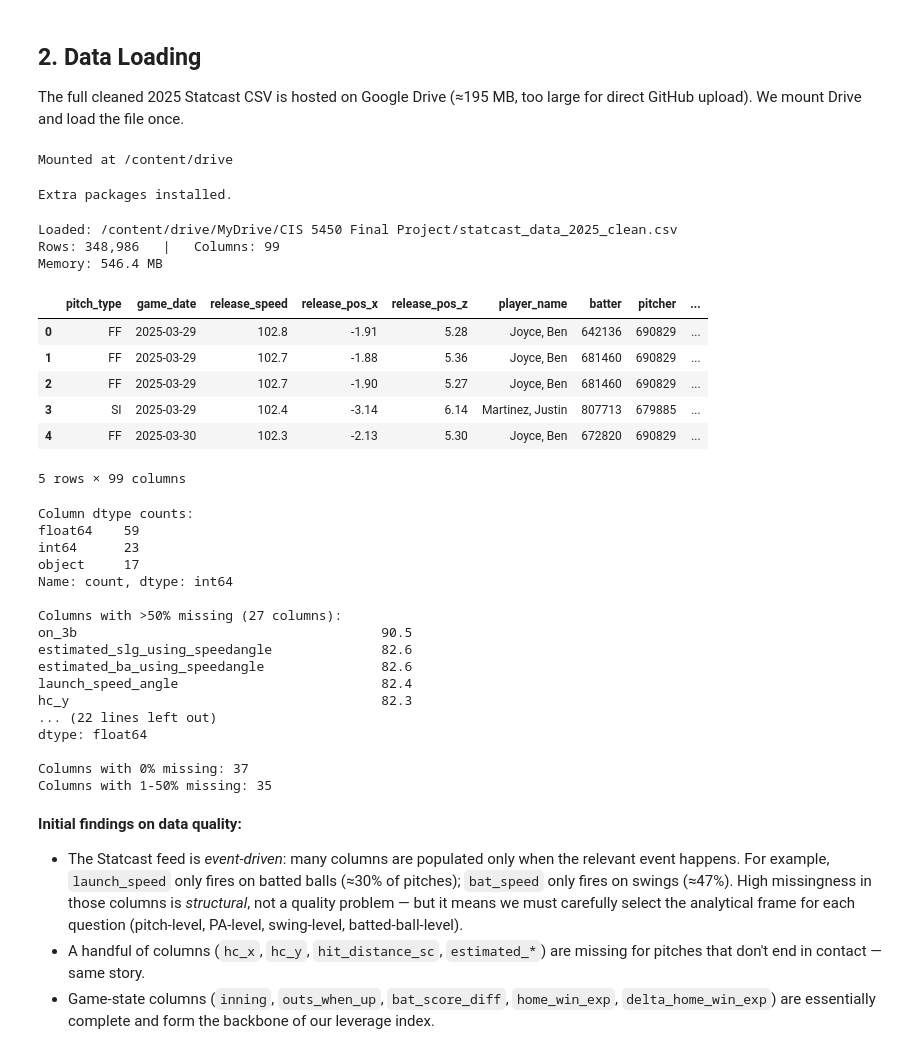
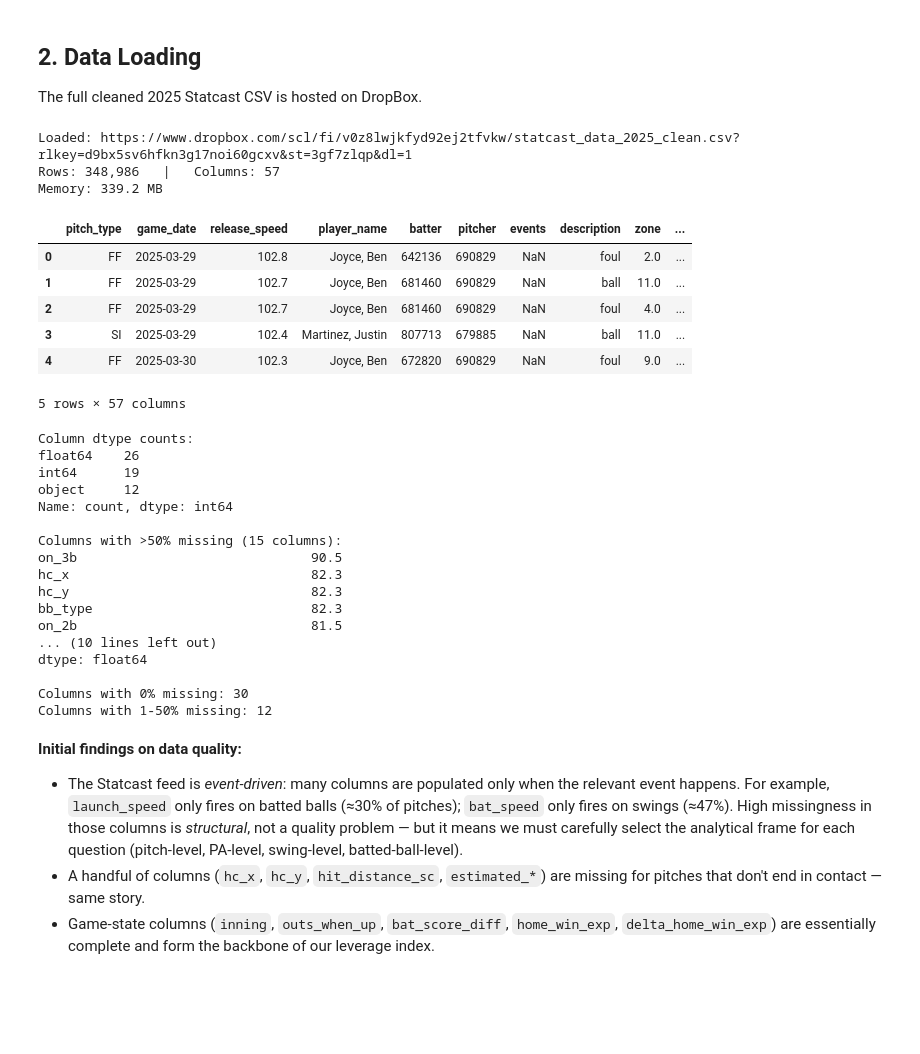
Before and after one commit to ericdai5/cis5450final, a Jupyter notebook: CIS5450_final.ipynb, the cells around one changed output. Drawn from its saved outputs; the diff is of its cells as text; code cells hidden in the pictures; blank space fills up the shorter version.

```diff
--- a/CIS5450_final.ipynb
+++ b/CIS5450_final.ipynb
@@ -75,42 +67,30 @@ their swing mechanics** under pressure, and whether pitchers throw harder or sof
 # %% [markdown]
 ## 2. Data Loading
 
-The full cleaned 2025 Statcast CSV is hosted on Google Drive (≈195 MB, too large for direct
-GitHub upload). We mount Drive and load the file once.
+The full cleaned 2025 Statcast CSV is hosted on DropBox.
-# %%
-from google.colab import drive
-drive.mount('/content/drive')
-# %% [output]
-Mounted at /content/drive
 # %%
-# Install packages that aren't pre-installed in Colab.
-# We pin only what we need and silence pip output to keep the notebook clean.
+# Install packages. Pin only what we need and silence pip output to keep the notebook clean.
 !pip install -q duckdb plotly imbalanced-learn xgboost > /dev/null 2>&1
-print("Extra packages installed.")
-# %% [output]
-Extra packages installed.
 # %%
 import pandas as pd
 import numpy as np
-
-statcast_path = '/content/drive/MyDrive/CIS 5450 Final Project/statcast_data_2025_clean.csv'
+statcast_path = 'https://www.dropbox.com/scl/fi/v0z8lwjkfyd92ej2tfvkw/statcast_data_2025_clean.csv?rlkey=d9bx5sv6hfkn3g17noi60gcxv&st=3gf7zlqp&dl=1'
 statcast_df = pd.read_csv(statcast_path)
-
 print(f"Loaded: {statcast_path}")
 print(f"Rows: {len(statcast_df):,}   |   Columns: {statcast_df.shape[1]}")
 print(f"Memory: {statcast_df.memory_usage(deep=True).sum() / 1e6:.1f} MB")
 display(statcast_df.head(5))
 # %% [output]
-Loaded: /content/drive/MyDrive/CIS 5450 Final Project/statcast_data_2025_clean.csv
-Rows: 348,986   |   Columns: 99
-Memory: 546.4 MB
+Loaded: https://www.dropbox.com/scl/fi/v0z8lwjkfyd92ej2tfvkw/statcast_data_2025_clean.csv?rlkey=d9bx5sv6hfkn3g17noi60gcxv&st=3gf7zlqp&dl=1
+Rows: 348,986   |   Columns: 57
+Memory: 339.2 MB
-|  | pitch_type | game_date | release_speed | release_pos_x | release_pos_z | player_name | batter | pitcher | ... |
-| 0 | FF | 2025-03-29 | 102.8 | -1.91 | 5.28 | Joyce, Ben | 642136 | 690829 | ... |
-| 1 | FF | 2025-03-29 | 102.7 | -1.88 | 5.36 | Joyce, Ben | 681460 | 690829 | ... |
-| 2 | FF | 2025-03-29 | 102.7 | -1.90 | 5.27 | Joyce, Ben | 681460 | 690829 | ... |
-| 3 | SI | 2025-03-29 | 102.4 | -3.14 | 6.14 | Martinez, Justin | 807713 | 679885 | ... |
-| 4 | FF | 2025-03-30 | 102.3 | -2.13 | 5.30 | Joyce, Ben | 672820 | 690829 | ... |
+|  | pitch_type | game_date | release_speed | player_name | batter | pitcher | events | description | zone | ... |
+| 0 | FF | 2025-03-29 | 102.8 | Joyce, Ben | 642136 | 690829 | NaN | foul | 2.0 | ... |
+| 1 | FF | 2025-03-29 | 102.7 | Joyce, Ben | 681460 | 690829 | NaN | ball | 11.0 | ... |
+| 2 | FF | 2025-03-29 | 102.7 | Joyce, Ben | 681460 | 690829 | NaN | foul | 4.0 | ... |
+| 3 | SI | 2025-03-29 | 102.4 | Martinez, Justin | 807713 | 679885 | NaN | ball | 11.0 | ... |
+| 4 | FF | 2025-03-30 | 102.3 | Joyce, Ben | 672820 | 690829 | NaN | foul | 9.0 | ... |
-5 rows × 99 columns
+5 rows × 57 columns
 # %%
 # Quick attribute glance — what types of fields do we have, and how complete are they?
 dtype_counts = statcast_df.dtypes.value_counts()
@@ -126,22 +106,22 @@ print(f"\nColumns with 0% missing: {(missing_pct == 0).sum()}")
 print(f"Columns with 1-50% missing: {((missing_pct > 0) & (missing_pct <= 50)).sum()}")
 # %% [output]
 Column dtype counts:
-float64    59
-int64      23
-object     17
+float64    26
+int64      19
+object     12
 Name: count, dtype: int64
 
-Columns with >50% missing (27 columns):
-on_3b                                       90.5
-estimated_slg_using_speedangle              82.6
-estimated_ba_using_speedangle               82.6
-launch_speed_angle                          82.4
-hc_y                                        82.3
-... (22 lines left out)
+Columns with >50% missing (15 columns):
+on_3b                              90.5
+hc_x                               82.3
+hc_y                               82.3
+bb_type                            82.3
+on_2b                              81.5
+... (10 lines left out)
 dtype: float64
 
-Columns with 0% missing: 37
-Columns with 1-50% missing: 35
+Columns with 0% missing: 30
+Columns with 1-50% missing: 12
 # %% [markdown]
 **Initial findings on data quality:**
 
```
Also changed, not shown: parts of 15 cells of this notebook, 3 other files.
